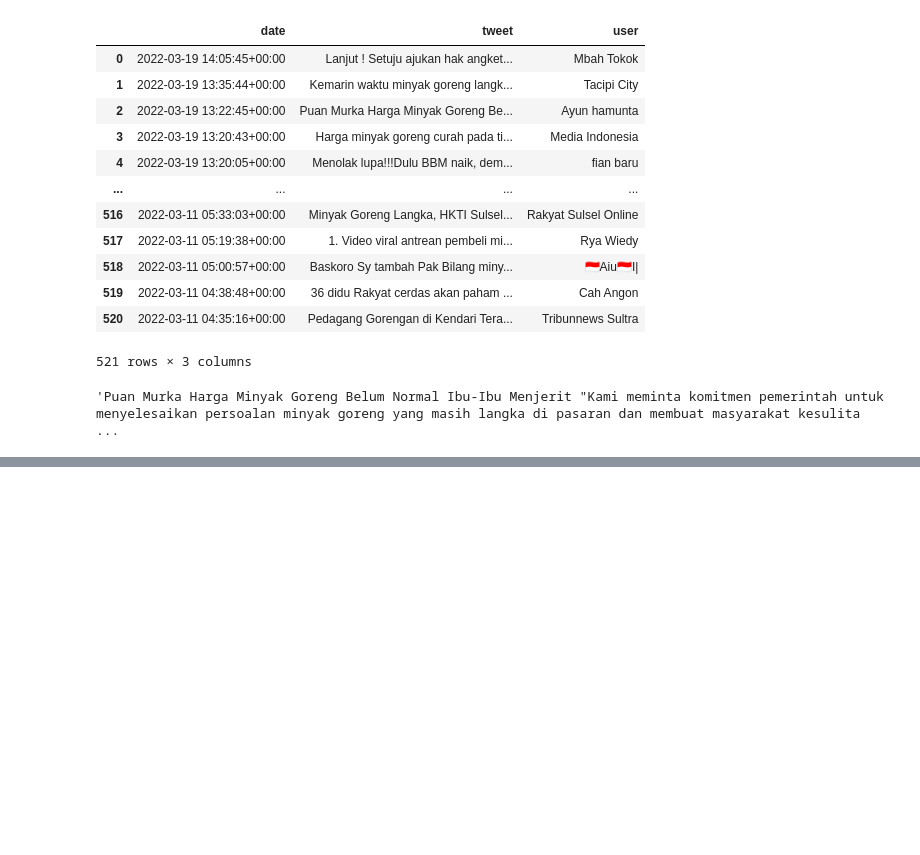
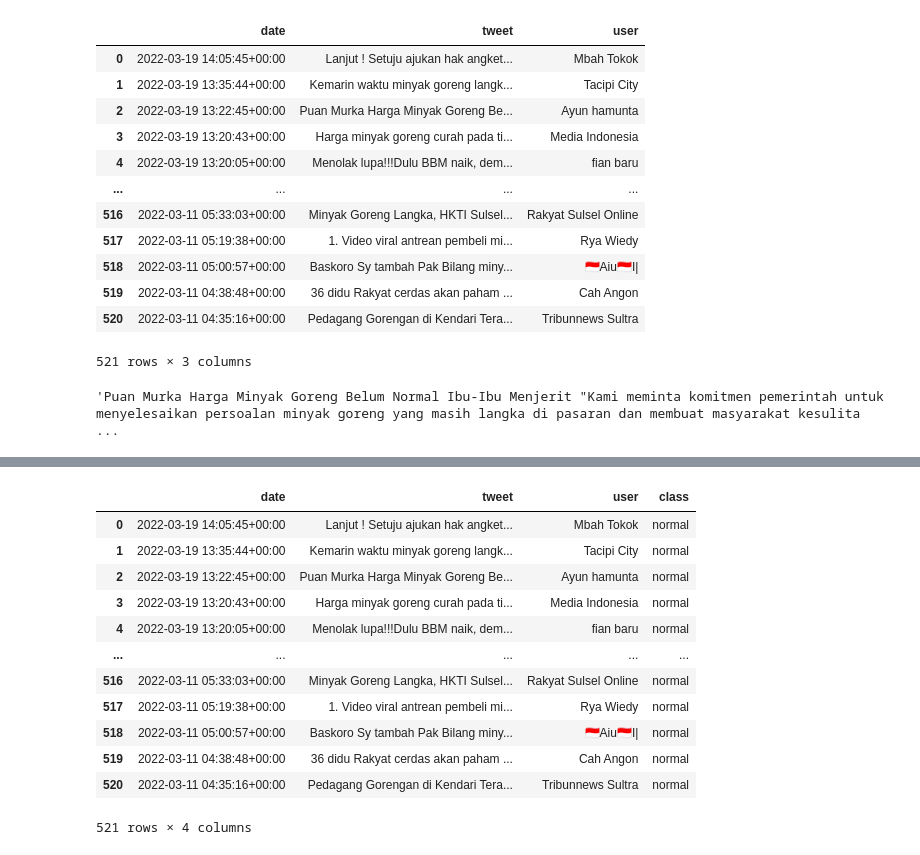
Before and after one commit to abdazzamajhari/SentimentAnalysis-2022, a Jupyter notebook: 2_preprocessing.ipynb, the cells around one changed output, grey strips where cells are left out. Saved outputs shown, nothing was run; the diff lists cells and outputs as text; code cells hidden in the pictures; blank space fills up the shorter version.

```diff
--- a/2_preprocessing.ipynb
+++ b/2_preprocessing.ipynb
@@ -131,0 +147,17 @@ HTTPError: HTTP Error 403: Forbidden
+# %%
+df['class'] = df['tweet'].mask(df.tweet.duplicated(), 'bot').mask(~df.tweet.duplicated(), 'normal')
+df
+# %% [output]
+|  | date | tweet | user | class |
+| 0 | 2022-03-19 14:05:45+00:00 | Lanjut ! Setuju ajukan hak angket... | Mbah Tokok | normal |
+| 1 | 2022-03-19 13:35:44+00:00 | Kemarin waktu minyak goreng langk... | Tacipi City | normal |
+| 2 | 2022-03-19 13:22:45+00:00 | Puan Murka Harga Minyak Goreng Be... | Ayun hamunta | normal |
+| 3 | 2022-03-19 13:20:43+00:00 | Harga minyak goreng curah pada ti... | Media Indonesia | normal |
+| 4 | 2022-03-19 13:20:05+00:00 | Menolak lupa!!!Dulu BBM naik, dem... | fian baru | normal |
+| ... | ... | ... | ... | ... |
+| 516 | 2022-03-11 05:33:03+00:00 | Minyak Goreng Langka, HKTI Sulsel... | Rakyat Sulsel Online | normal |
+| 517 | 2022-03-11 05:19:38+00:00 | 1. Video viral antrean pembeli mi... | Rya Wiedy | normal |
+| 518 | 2022-03-11 05:00:57+00:00 | Baskoro Sy tambah Pak Bilang miny... | 🇮🇩Aiu🇮🇩I| | normal |
+| 519 | 2022-03-11 04:38:48+00:00 | 36 didu Rakyat cerdas akan paham ... | Cah Angon | normal |
+| 520 | 2022-03-11 04:35:16+00:00 | Pedagang Gorengan di Kendari Tera... | Tribunnews Sultra | normal |
+521 rows × 4 columns
```
Also changed, not shown: parts of 15 cells of this notebook, 4 other files.
